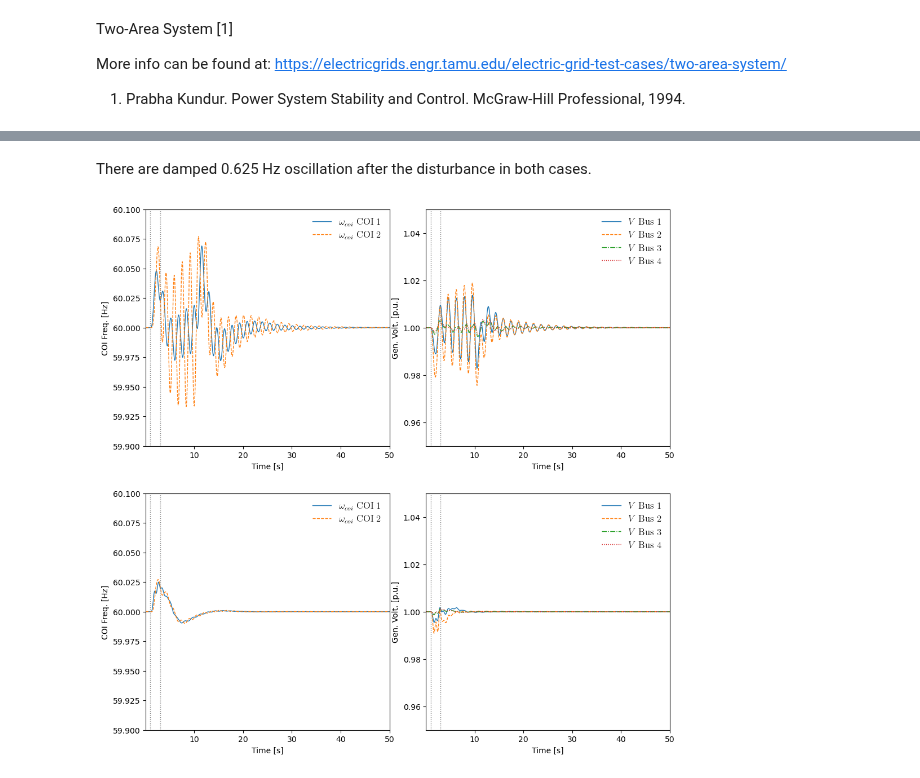
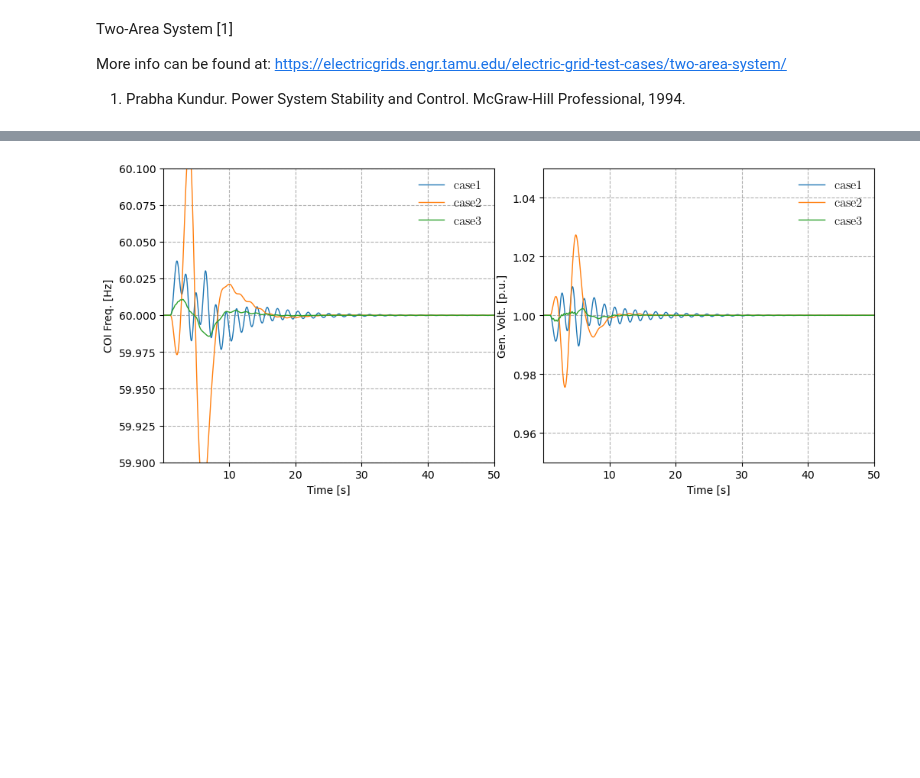
Before and after one commit to CURENT/demo, a Jupyter notebook: demo/force_oscillation/force_oscillation.ipynb, the cells around one changed output, grey strips where cells are left out. Saved outputs shown, nothing was run; the diff lists cells and outputs as text; code cells hidden in the pictures; blank space fills up the shorter version.

Commit message:
Refactor force oscillation example

```diff
--- a/demo/force_oscillation/force_oscillation.ipynb
+++ b/demo/force_oscillation/force_oscillation.ipynb
@@ -33,12 +33,15 @@ case = andes.get_case('kundur/kundur_full.xlsx')
 
 s1 = andes.load(case,
                 setup=False, no_output=True, default_config=True,
-                pert="./pert1.py")
+                pert="./pert.py")
 s2 = andes.load(case,
                 setup=False, no_output=True, default_config=True,
-                pert="./pert2.py")
+                pert="./pert.py")
+s3 = andes.load(case,
+                setup=False, no_output=True, default_config=True,
+                pert="./pert.py")
 
-for ss in [s1, s2]:
+for ss in [s1, s2, s3]:
     ss.COI.add(idx='COI_1')
     ss.COI.add(idx='COI_2')
 
@@ -47,9 +50,6 @@ for ss in [s1, s2]:
 
     # turn off the line trip
     ss.Toggle.set(src='u', attr='v', idx=1, value=0)
-    # # add a Toggle to trip generator
-    # ss.add(model='Toggle', param_dict=dict(model='GENROU',
-    #                                        dev=3, t=1))
 
     ss.setup()
 # %% [output]
@@ -73,40 +88,59 @@ for ss in [s1, s2]:
     ss.TDS.run()
-# %% [markdown]
-There are damped 0.625 Hz oscillation after the disturbance in both cases.
 # %%
 plt.style.use(['default'])
-fig, ax = plt.subplots(2, 2, figsize=(12, 12))
+fig, ax = plt.subplots(1, 2, figsize=(12, 5))
 plt.subplots_adjust(hspace=0.2, wspace=0.15)
 
 vmin, vmax = 0.95, 1.05
 fmin, fmax = 59.9, 60.1
-vline = [1, 3]
+vline = None # [10, 10.5]
 _ = s1.TDS.plt.plot(s1.COI.omega,
+                    a=(0),
                     ytimes=s1.config.freq,
-                    grid=False, show=False,
+                    grid=True, show=False,
                     vline=vline,
                     ymin=fmin, ymax=fmax,
-                    fig=fig, ax=ax[0, 0],
+                    fig=fig, ax=ax[0],
+                    yheader=['case1'],
                     ylabel='COI Freq. [Hz]')
+_ = s2.TDS.plt.plot(s2.COI.omega,
+                    a=(0),
+                    ytimes=s2.config.freq,
+                    show=False,
+                    fig=fig, ax=ax[0],
+                    yheader=['case2'],
+                    ylabel='COI Freq. [Hz]')
+_ = s3.TDS.plt.plot(s3.COI.omega,
+                    a=(0),
+                    ytimes=s3.config.freq,
+                    show=False,
+                    fig=fig, ax=ax[0],
+                    yheader=['case3'],
+                    ylabel='COI Freq. [Hz]')
+
 _ = s1.TDS.plt.plot(s1.GENROU.v,
-                    grid=False, show=False,
+                    a=(0),
+                    grid=True, show=False,
                     vline=vline,
                     ymin=vmin, ymax=vmax,
-                    fig=fig, ax=ax[0, 1],
+                    fig=fig, ax=ax[1],
+                    yheader=['case1'],
                     ylabel='Gen. Volt. [p.u.]')
-
-_ = s2.TDS.plt.plot(s2.COI.omega,
-                    ytimes=s2.config.freq,
-                    grid=False, show=False,
-                    vline=vline,
-                    ymin=fmin, ymax=fmax,
-                    fig=fig, ax=ax[1, 0],
-                    ylabel='COI Freq. [Hz]')
 _ = s2.TDS.plt.plot(s2.GENROU.v,
-                    grid=False, show=False,
+                    a=(0),
+                    grid=True, show=False,
                     vline=vline,
                     ymin=vmin, ymax=vmax,
-                    fig=fig, ax=ax[1, 1],
+                    fig=fig, ax=ax[1],
+                    yheader=['case2'],
                     ylabel='Gen. Volt. [p.u.]')
+_ = s3.TDS.plt.plot(s3.GENROU.v,
+                    a=(0),
+                    grid=True, show=False,
+                    vline=vline,
+                    ymin=vmin, ymax=vmax,
+                    fig=fig, ax=ax[1],
+                    yheader=['case3'],
+                    ylabel='Gen. Volt. [p.u.]')
 # %% [output]
-[figure, old version]
+[figure, new version]
```
Also changed, not shown: parts of 6 cells of this notebook, 5 other files.
